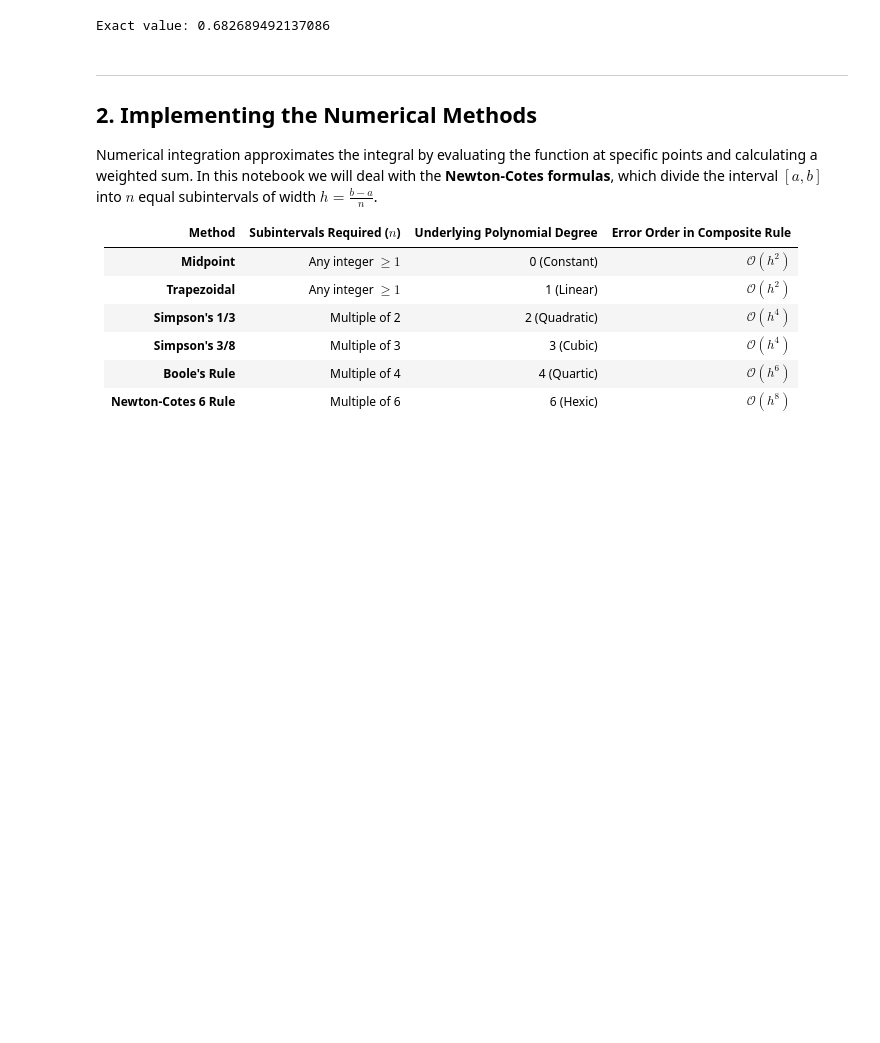
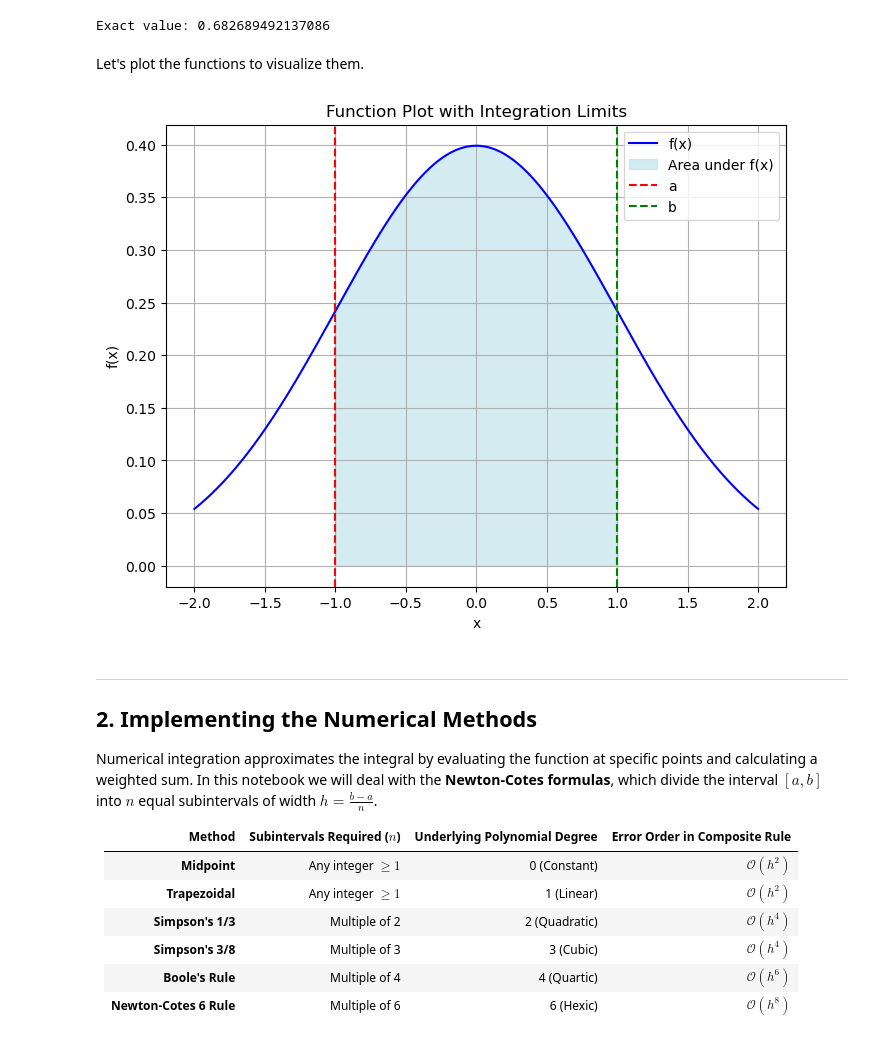
Before and after one commit to diegoandresalvarez/metodosnumericos, a Jupyter notebook: codigo/06_integracion/Comparison_of_integration_methods.ipynb, the cells around one changed output. Cells and saved outputs as stored; diff of their text form; code cells hidden in the pictures; blank space fills up the shorter version.

```diff
--- a/codigo/06_integracion/Comparison_of_integration_methods.ipynb
+++ b/codigo/06_integracion/Comparison_of_integration_methods.ipynb
@@ -72,6 +71,26 @@ exact_val = exact_val3
 print(f"Exact value: {exact_val:.15f}")
 # %% [output]
 Exact value: 0.682689492137086
+# %% [markdown]
+Let's plot the functions to visualize them.
+# %%
+plt.figure(figsize=(8, 6))
+# Generate x values for plotting
+x = np.linspace(a - 1, b + 1, 1000)
+# Plot the function
+plt.plot(x, f(x), label='f(x)', color='blue')
+plt.fill_between(x, f(x), where=(a <= x) & (x <= b), color='lightblue', alpha=0.5, label='Area under f(x)')
+# Mark the integration limits
+plt.axvline(x=a, color='red',   linestyle='--', label='a')
+plt.axvline(x=b, color='green', linestyle='--', label='b')
+plt.title('Function Plot with Integration Limits')
+plt.xlabel('x')
+plt.ylabel('f(x)')
+plt.legend()
+plt.grid()
+plt.show()
+# %% [output]
+[figure, added]
 # %% [markdown]
 ---
 
```
Also changed, not shown: parts of 3 cells of this notebook.
